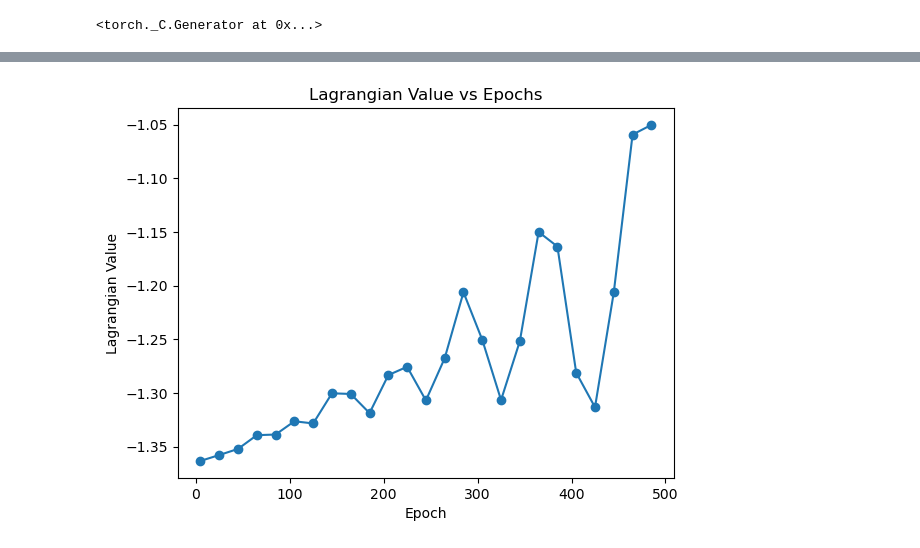
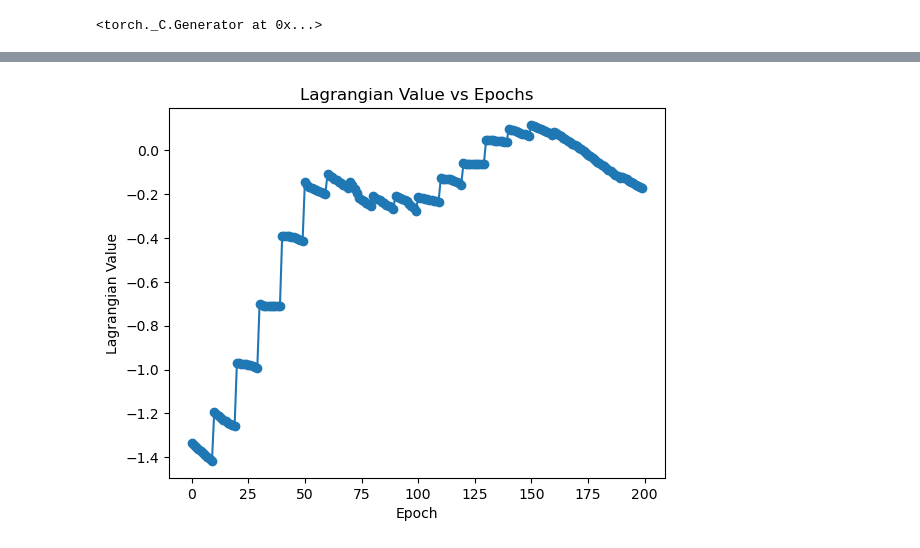
Before and after one commit to jason-cai123/thesis, a Jupyter notebook: source.ipynb, the cells around one changed output, grey strips where cells are left out. Cells and saved outputs as stored; diff of their text form; code cells hidden in the pictures.

```diff
--- a/source.ipynb
+++ b/source.ipynb
@@ -195,29 +205,44 @@ Q: covariance of historical returns
 Initializations
 risk distribution (Z): average of L and U for each trader
 wealth distribution (B): equal weighted
-slack variable (lambda): 1 for all slack vars
+dual variable (lambda): 1 for all dual vars
 
 Tunable parameters
 learning rate of optimizer
-learning rate of slack var
+learning rate of dual var
 number of epochs
 '''
 
 N = 3
-risk_coeff = 0.2
+risk_coeff = 0.1
 
 strategies = {
     0: [1 if ticker in sectors["Financials"] else 0 for ticker in subset_prices.columns],
     1: [1 if ticker in sectors["Information Technology"] else 0 for ticker in subset_prices.columns],
     2: [1 if ticker in sectors["Consumer Staples"] else 0 for ticker in subset_prices.columns]
 }
-model = PortfolioOptimizationModel(N, mu, Q, risk_coeff, strategies, learning_rate=0.01)
 
+learning_rate = {
+    'Z': 0.1,
+    'B': 0.003,
+    'dual': 0.5
+}
+
+num_epochs = 200
+dual_update_interval = 10
+
+model = PortfolioOptimizationModel(N, mu, Q, risk_coeff, strategies, learning_rate)
 print(f"Initial Z and B: {model.Z.data.numpy()} {model.B.data.numpy()}")
+overall_holdings = model.forward()
+reward = torch.matmul(model.mu.T, overall_holdings)
+print(f"Initial reward: {reward}")
 
-lagrangian_values = model.train(lr=0.01, num_epochs=500, slack_update_interval=9)
+lagrangian_values, total_rewards, constraint_violations = model.train(num_epochs, dual_update_interval)
 
 # Access optimized values
 print(f"Optimized Z and B: {model.Z.data.numpy()} {model.B.data.numpy()}")
+overall_holdings = model.forward()
+reward = torch.matmul(model.mu.T, overall_holdings)
+print(f"Final reward: {reward}")
 # %% [output]
 Initial Z and B: [0.15652781 0.01171595 0.00413135] [0.33333334 0.33333334 0.33333334]
@@ -240,8 +270,8 @@ Optimized Z and B: [0.17633024 0.00559273 0.00415302] [0.33950034 0.49633494 0.2
 # %%
-plt.plot(range(5, 500, 20), lagrangian_values[5:500:20], marker='o')
+plt.plot(range(num_epochs), lagrangian_values, marker='o')
 plt.xlabel('Epoch')
 plt.ylabel('Lagrangian Value')
 plt.title('Lagrangian Value vs Epochs')
 plt.show()
 # %% [output]
-[figure, old version]
+[figure, new version]
```
Also changed, not shown: parts of 5 cells of this notebook.
